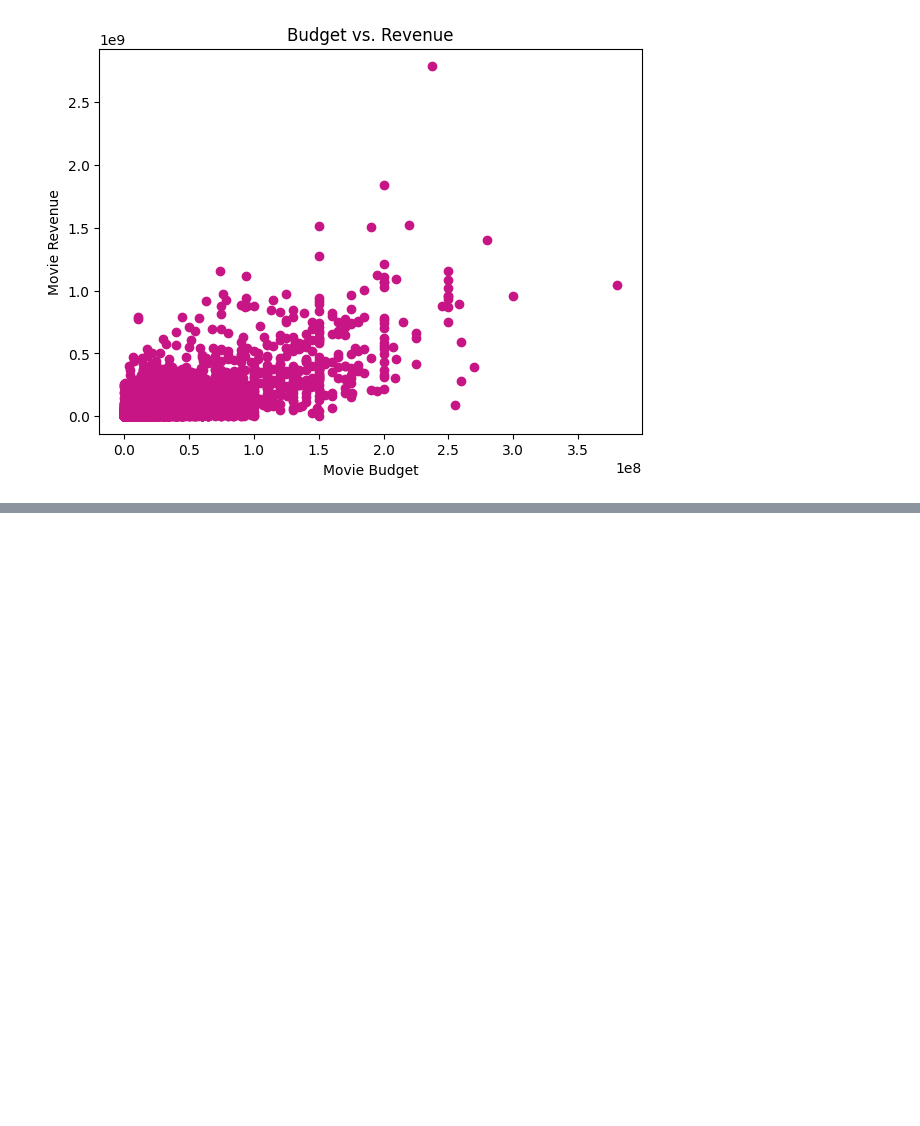
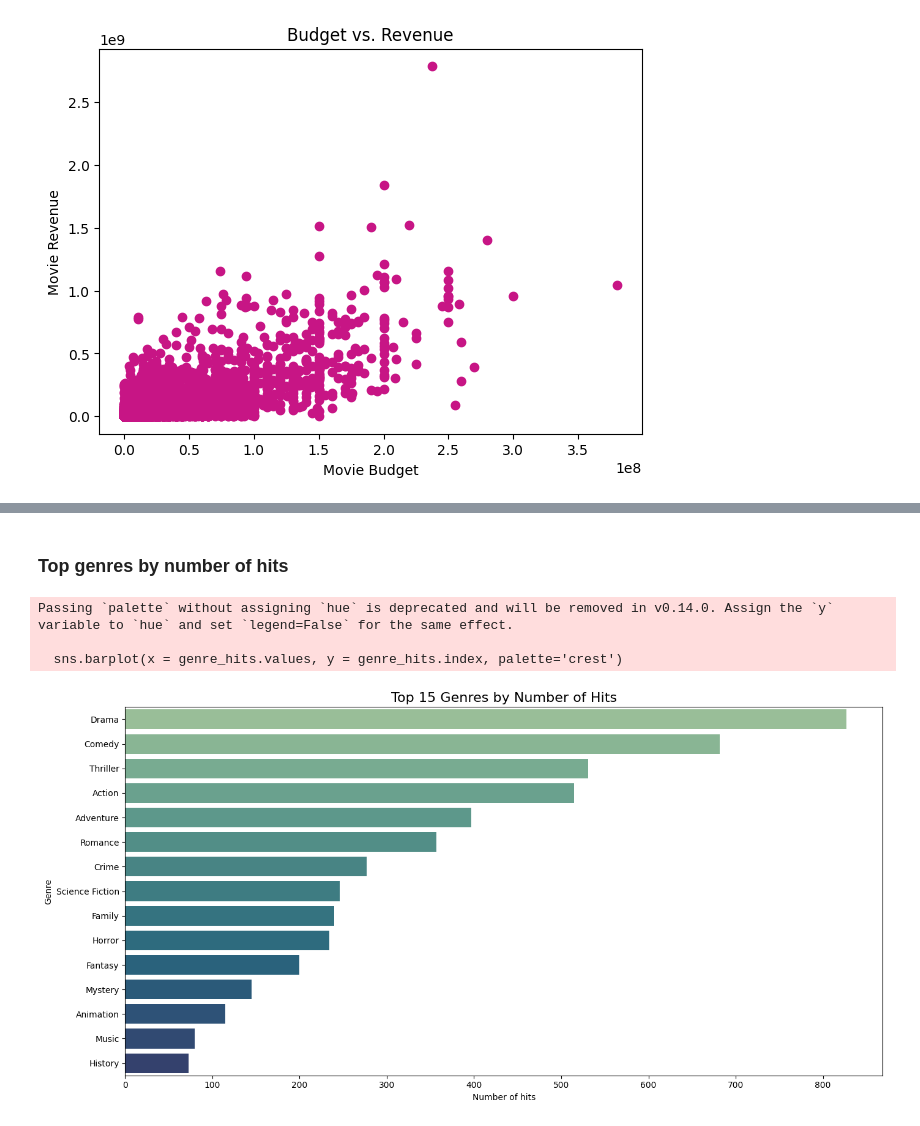
Before and after one commit to reddyme44-cloud/movie-prediction, a Jupyter notebook: analysis.ipynb, the cells around one changed output, grey strips where cells are left out. Cells and saved outputs as stored; diff of their text form; code cells hidden in the pictures; blank space fills up the shorter version.

```diff
--- a/analysis.ipynb
+++ b/analysis.ipynb
@@ -250,3 +250,25 @@ Text(0, 0.5, 'Movie Revenue')
 # %% [markdown]
 ### Observations
 Budget follows a similar right-skewed distribution to revenue, most movies are low budget with a few extremely expensive outliers. The scatter plot reveals a weak positive relationship between budget and revenue, suggesting higher budgets tend to produce higher revenue but with big variance. A $150M movie could make anywhere from almost nothing to over a billion, confirming that budget alone doesn't guarantee success. The extreme outlier near $2.7B revenue is Avatar, the highest grossing film in the dataset.
+# %% [markdown]
+### Top genres by number of hits
+# %%
+# Seperate genre list
+df_exploded = df.explode("genres")
+# Filter for only hits
+df_hits = df_exploded[df_exploded["hit"] == 1]
+# Group by genre and count
+genre_hits = df_hits.groupby("genres")["hit"].count().sort_values(ascending = False).head(15)
+
+# Plot
+plt.figure(figsize = (14,7))
+sns.barplot(x = genre_hits.values, y = genre_hits.index, palette='crest')
+plt.title("Top 15 Genres by Number of Hits", fontsize = 16)
+plt.xlabel("Number of hits")
+plt.ylabel("Genre")
+plt.tight_layout()
+# %% [output]
+Passing `palette` without assigning `hue` is deprecated and will be removed in v0.14.0. Assign the `y` variable to `hue` and set `legend=False` for the same effect.
+
+  sns.barplot(x = genre_hits.values, y = genre_hits.index, palette='crest')
+[figure, added]
```
Also changed, not shown: parts of 1 cell of this notebook.
